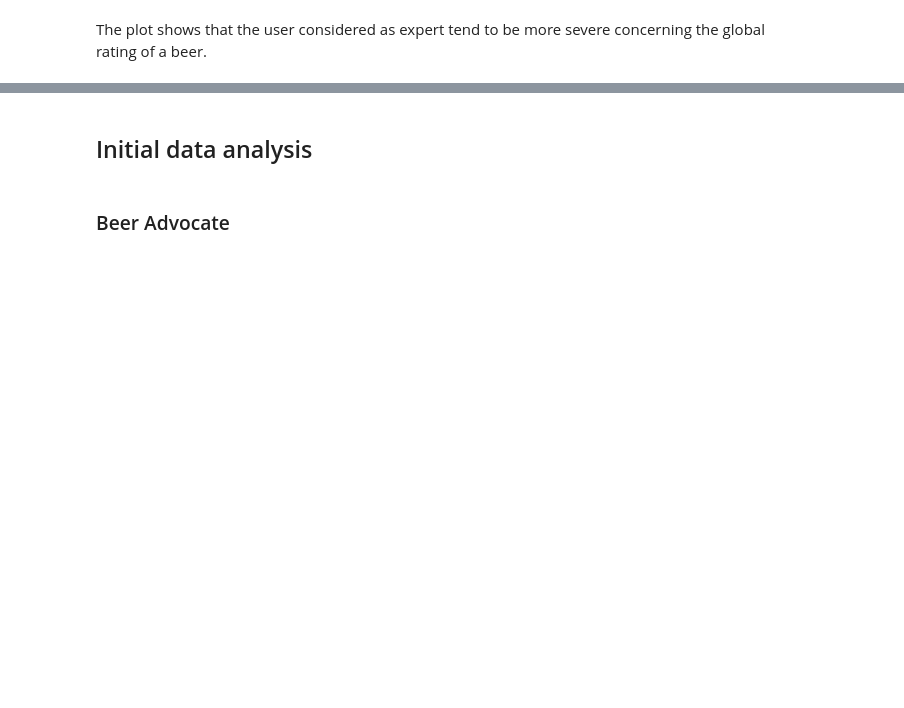
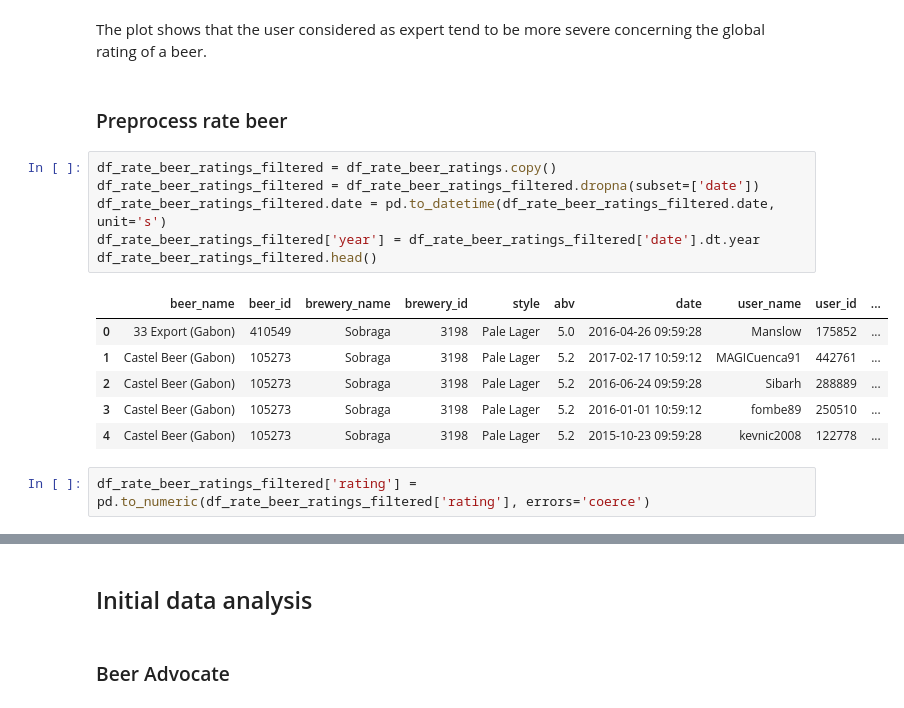
Before and after one commit to epfl-ada/ada-2023-project-remontada, a Jupyter notebook: code/main_yannis.ipynb, the cells around one changed output, grey strips where cells are left out. Drawn from its saved outputs; the diff is of its cells as text; blank space fills up the shorter version.

```diff
--- a/code/main_yannis.ipynb
+++ b/code/main_yannis.ipynb
@@ -442,2 +407,19 @@ plt.show()
 # %% [markdown]
 The plot shows that the user considered as expert tend to be more severe concerning the global rating of a beer.
+# %% [markdown]
+### Preprocess rate beer
+# %%
+df_rate_beer_ratings_filtered = df_rate_beer_ratings.copy()
+df_rate_beer_ratings_filtered = df_rate_beer_ratings_filtered.dropna(subset=['date'])
+df_rate_beer_ratings_filtered.date = pd.to_datetime(df_rate_beer_ratings_filtered.date, unit='s')
+df_rate_beer_ratings_filtered['year'] = df_rate_beer_ratings_filtered['date'].dt.year
+df_rate_beer_ratings_filtered.head()
+# %% [output]
+|  | beer_name | beer_id | brewery_name | brewery_id | style | abv | date | user_name | user_id | ... |
+| 0 | 33 Export (Gabon) | 410549 | Sobraga | 3198 | Pale Lager | 5.0 | 2016-04-26 09:59:28 | Manslow | 175852 | ... |
+| 1 | Castel Beer (Gabon) | 105273 | Sobraga | 3198 | Pale Lager | 5.2 | 2017-02-17 10:59:12 | MAGICuenca91 | 442761 | ... |
+| 2 | Castel Beer (Gabon) | 105273 | Sobraga | 3198 | Pale Lager | 5.2 | 2016-06-24 09:59:28 | Sibarh | 288889 | ... |
+| 3 | Castel Beer (Gabon) | 105273 | Sobraga | 3198 | Pale Lager | 5.2 | 2016-01-01 10:59:12 | fombe89 | 250510 | ... |
+| 4 | Castel Beer (Gabon) | 105273 | Sobraga | 3198 | Pale Lager | 5.2 | 2015-10-23 09:59:28 | kevnic2008 | 122778 | ... |
+# %%
+df_rate_beer_ratings_filtered['rating'] = pd.to_numeric(df_rate_beer_ratings_filtered['rating'], errors='coerce')
```
Also changed, not shown: parts of 6 cells of this notebook.
